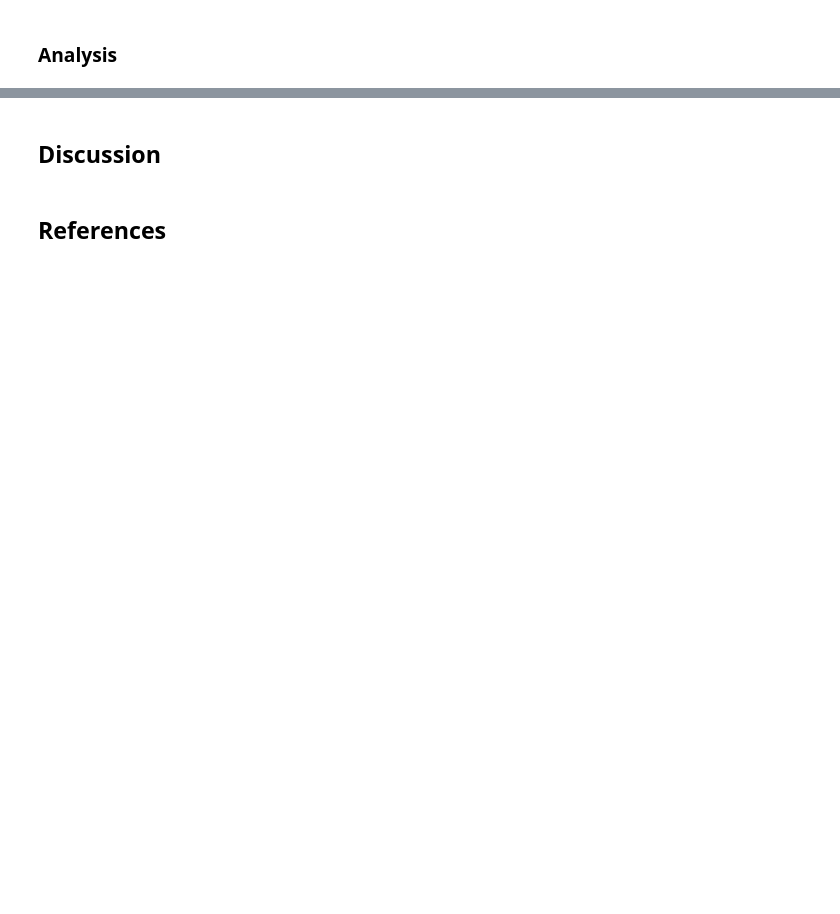
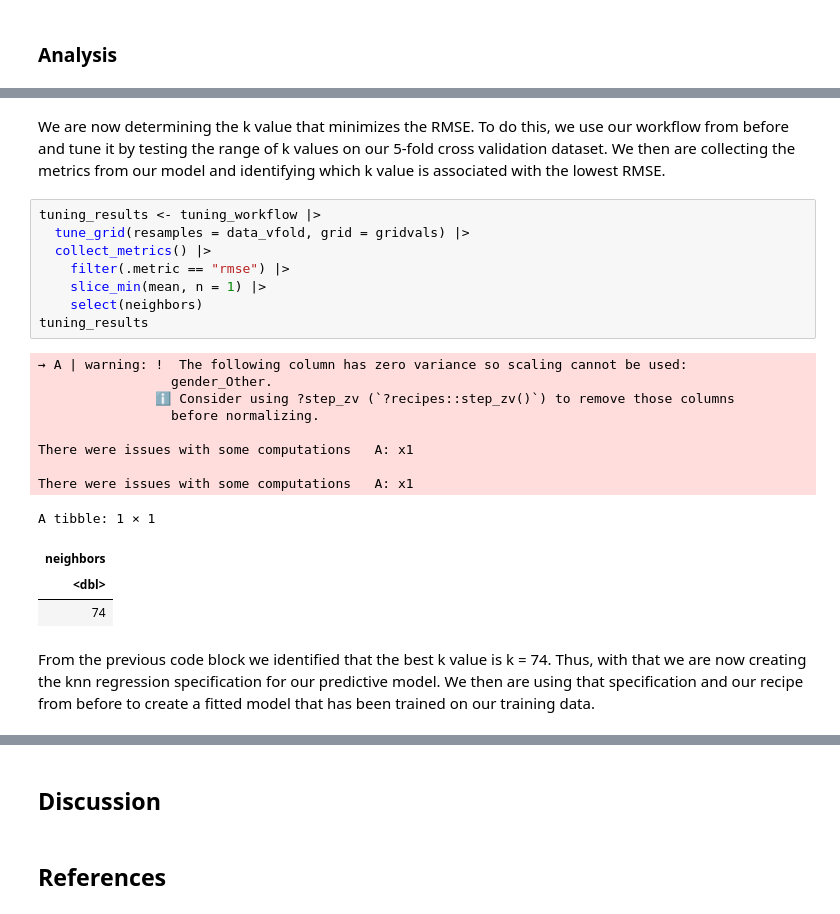
Before and after one commit to ConnorWon/DSCI-100-Project-009-025, a Jupyter notebook: final_report.ipynb, the cells around one changed output, grey strips where cells are left out. Cells and saved outputs as stored; diff of their text form; blank space fills up the shorter version.

```diff
--- a/final_report.ipynb
+++ b/final_report.ipynb
@@ -105 +110,26 @@ There were issues with some computations   A: x1
+# %% [markdown]
+We are now determining the k value that minimizes the RMSE. To do this, we use our workflow from before and tune it by testing the range of k values on our 5-fold cross validation dataset. We then are collecting the metrics from our model and identifying which k value is associated with the lowest RMSE.
+# %%
+tuning_results <- tuning_workflow |>
+  tune_grid(resamples = data_vfold, grid = gridvals) |>
+  collect_metrics() |>
+    filter(.metric == "rmse") |>
+    slice_min(mean, n = 1) |>
+    select(neighbors)
+tuning_results
+# %% [output]
+→ A | warning: !  The following column has zero variance so scaling cannot be used:
+                 gender_Other.
+               ℹ Consider using ?step_zv (`?recipes::step_zv()`) to remove those columns
+                 before normalizing.
+
+There were issues with some computations   A: x1
+
+There were issues with some computations   A: x1
+A tibble: 1 × 1
+| neighbors |
+| <dbl> |
+| 74 |
+# %% [markdown]
+From the previous code block we identified that the best k value is k = 74. Thus, with that we are now creating the knn regression specification for our predictive model. We then are using that specification and our recipe from before to create a fitted model that has been trained on our training data.
 # %%
```
Also changed, not shown: parts of 17 cells of this notebook.
